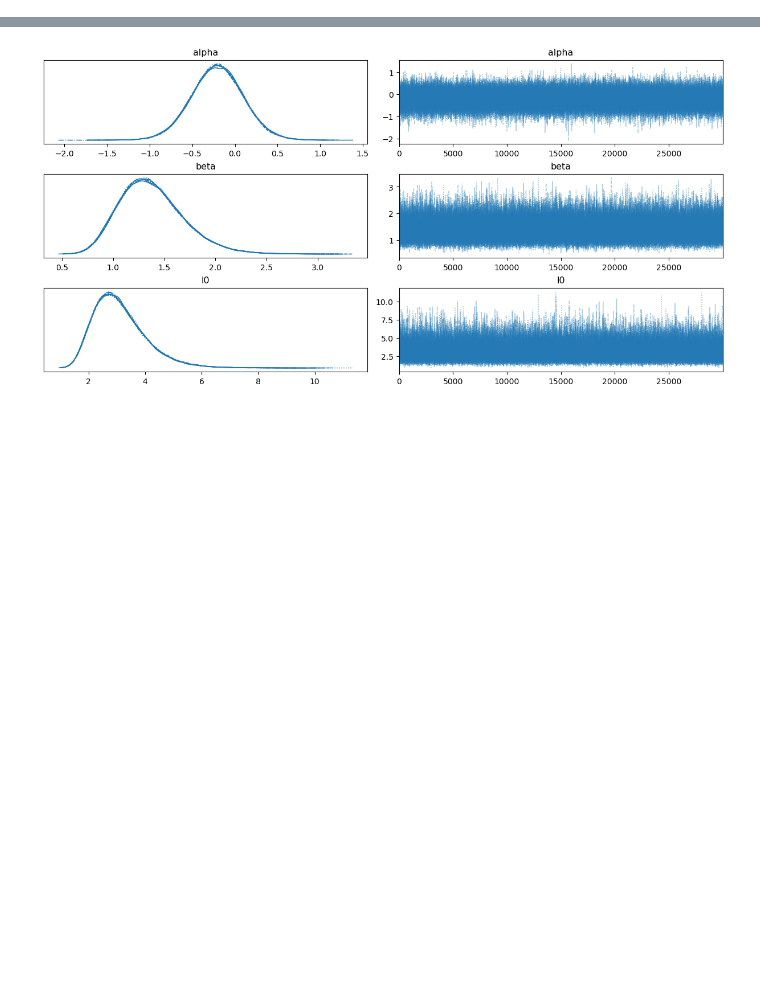
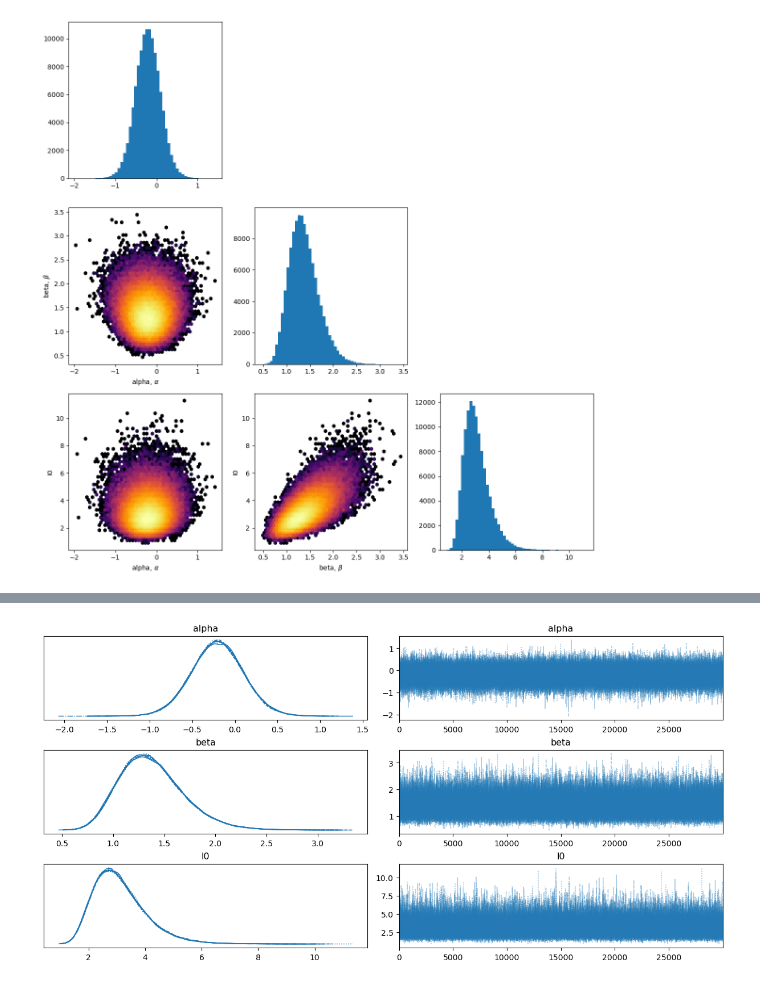
Before and after one commit to MaxTalberg/The-Lighthouse-Problem, a Jupyter notebook: src/CW_pymc.ipynb, the cells around one changed output, grey strips where cells are left out. Saved outputs shown, nothing was run; the diff lists cells and outputs as text; code cells hidden in the pictures; blank space fills up the shorter version.

```diff
--- a/src/CW_pymc.ipynb
+++ b/src/CW_pymc.ipynb
@@ -19,0 +54,52 @@ file_path = 'lighthouse_flash_data.txt'
+# %%
+import numpy as np
+import matplotlib.pyplot as plt
+from scipy.stats import gaussian_kde
+from matplotlib.ticker import NullFormatter
+
+def joint_posterior_x(trace):
+    """
+    Creates a series of 2D plots for each pair of variables.
+    """
+    # unpack trace
+    alpha_samples = trace.posterior['alpha'].values.flatten()
+    beta_samples = trace.posterior['beta'].values.flatten()
+    I0_samples = trace.posterior['I0'].values.flatten()
+
+    # Start figure
+    fig, axes = plt.subplots(3, 3, figsize=(12, 12))  # Adjust size as needed
+
+    # Plot alpha vs beta
+    axes[1, 0].hexbin(alpha_samples, beta_samples, gridsize=50, cmap='inferno', bins='log')
+    axes[1, 0].set_xlabel(r'alpha, $\alpha$')
+    axes[1, 0].set_ylabel(r'beta, $\beta$')
+
+    # Plot alpha vs I0
+    axes[2, 0].hexbin(alpha_samples, I0_samples, gridsize=50, cmap='inferno', bins='log')
+    axes[2, 0].set_xlabel(r'alpha, $\alpha$')
+    axes[2, 0].set_ylabel('I0')
+
+    # Plot beta vs I0
+    axes[2, 1].hexbin(beta_samples, I0_samples, gridsize=50, cmap='inferno', bins='log')
+    axes[2, 1].set_xlabel(r'beta, $\beta$')
+    axes[2, 1].set_ylabel('I0')
+
+    # Histograms for alpha, beta, and I0
+    axes[0, 0].hist(alpha_samples, bins=50, orientation='vertical')
+
+    axes[1, 1].hist(beta_samples, bins=50, orientation='vertical')
+
+    axes[2, 2].hist(I0_samples, bins=50, orientation='vertical')
+
+    # Hide the empty subplots
+    axes[0, 1].axis('off')
+    axes[0, 2].axis('off')
+    axes[1, 2].axis('off')
+
+    plt.tight_layout()
+    plt.show()
+
+# Example usage:
+joint_posterior_x(thinned_trace_x)
+# %% [output]
+[figure, added]
```
Also changed, not shown: parts of 11 cells of this notebook, 4 other files.
